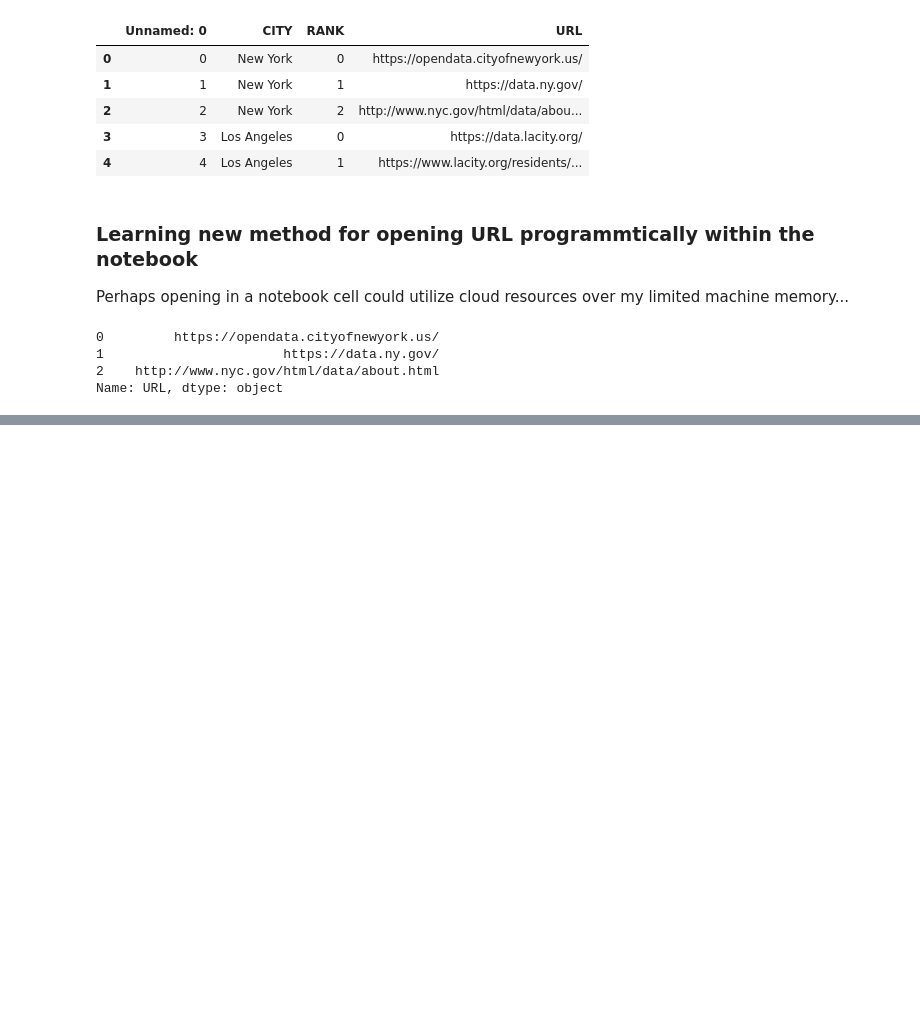
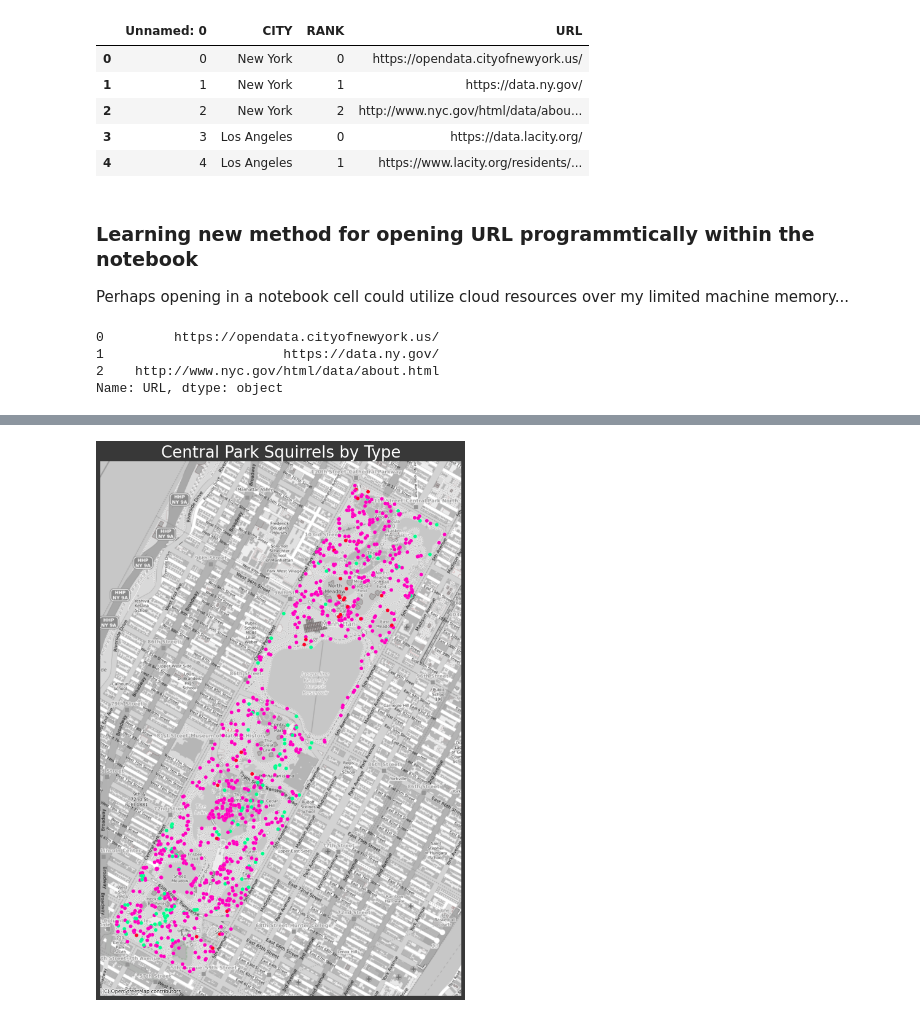
Before and after one commit to Location-Artistry/GEO-DEV-NOTEBOOKS, a Jupyter notebook: 30_DAY_MAP_2021.ipynb, the cells around one changed output, grey strips where cells are left out. Cells and saved outputs as stored; diff of their text form; code cells hidden in the pictures; blank space fills up the shorter version.

```diff
--- a/30_DAY_MAP_2021.ipynb
+++ b/30_DAY_MAP_2021.ipynb
@@ -277,0 +603,15 @@ http://www.harker.com/OpenData/socrata-data-portals.html
+# %%
+# Add contextily basemap
+fig, ax = plt.subplots(figsize=(20,16),facecolor='#383838')
+# Needs to be set for pyplot
+ax.set_aspect('equal')
+ax.set_xticklabels([])
+ax.set_yticklabels([])
+
+g.gdf.plot(ax=ax, column='primary_fur_color', legend=False, cmap='gist_rainbow', edgecolor='white', linewidth=.1)
+plt.title("Central Park Squirrels by Type", fontsize=26, color='white')
+ax.set_axis_off()
+
+ctx.add_basemap(ax, source=ctx.providers.OpenStreetMap.BlackAndWhite)
+# %% [output]
+[figure, added]
```
Also changed, not shown: parts of 29 cells of this notebook.
